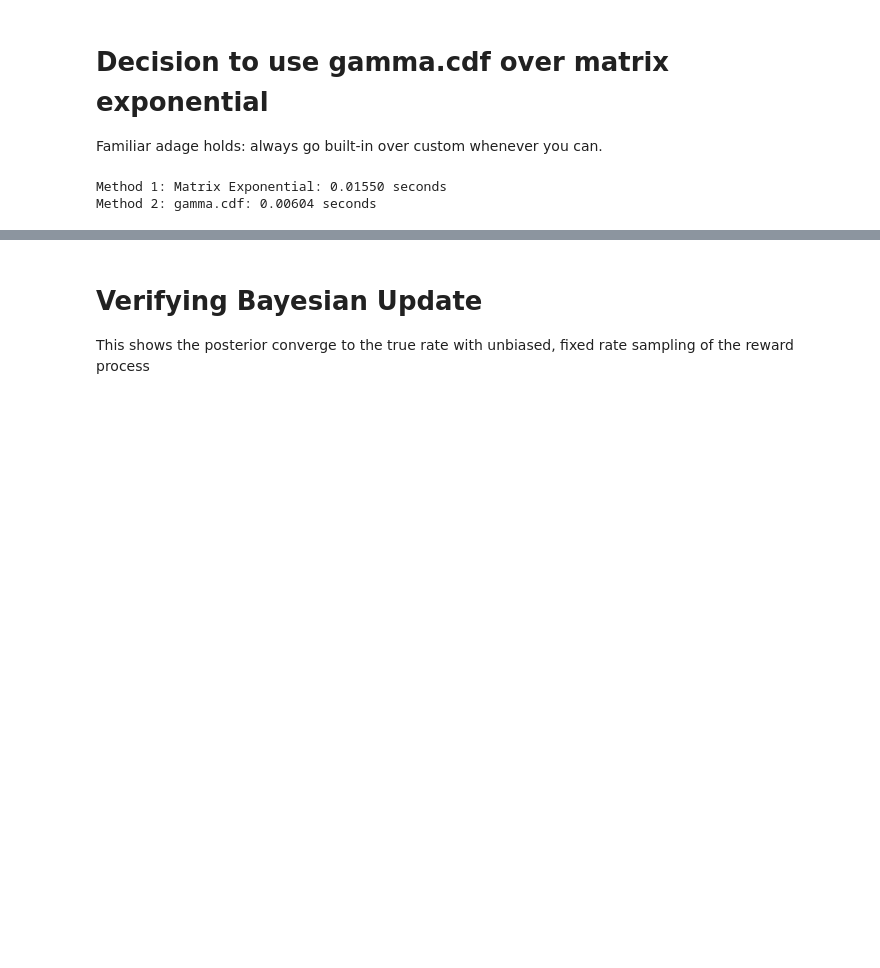
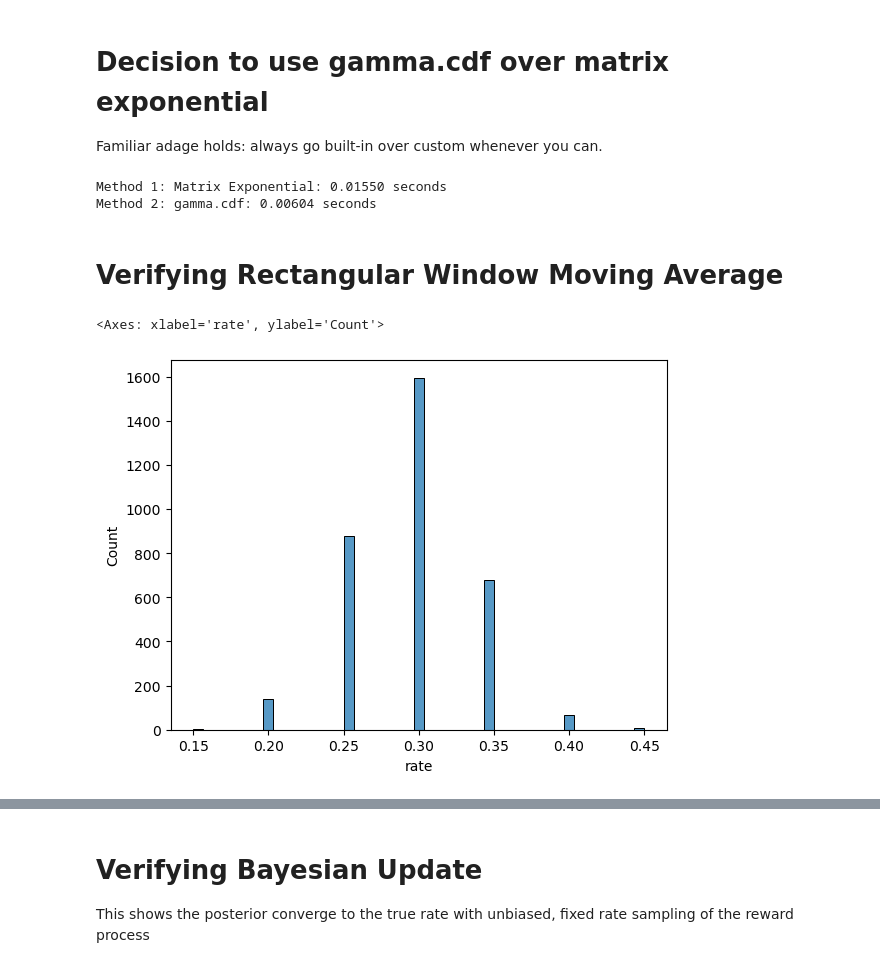
Before and after one commit to XaqLab/Foraging, a Jupyter notebook: notebooks/supplementary/Engineering.ipynb, the cells around one changed output, grey strips where cells are left out. Drawn from its saved outputs; the diff is of its cells as text; code cells hidden in the pictures; blank space fills up the shorter version.

Commit message:
still fussing with gaussian window

```diff
--- a/notebooks/supplementary/Engineering.ipynb
+++ b/notebooks/supplementary/Engineering.ipynb
@@ -347,3 +347,63 @@ assert abs(gamma.cdf(t, shape, scale=latent / shape) - method1()) < tol
 # %% [output]
 Method 1: Matrix Exponential: 0.01550 seconds
 Method 2: gamma.cdf: 0.00604 seconds
+# %% [markdown]
+# Verifying Rectangular Window Moving Average
+# %%
+import numpy as np
+import pandas as pd
+from foraging.utils.stats import moving_average
+
+# Set random seed for reproducibility
+np.random.seed(42)
+
+# Generate regularly-spaced spike times using Gamma process with fixed rate
+rate = 3  # spikes per unit time per latent (inverse of scale parameter)
+n_spikes = 1000
+
+# Generate inter-spike intervals from gamma distribution distribution
+# The mean is shape * scale = 10 * 1 / rate = 2
+isi = np.random.gamma(10, scale=1 / rate, size=n_spikes)
+spike_times = np.cumsum(isi)
+
+# Generate binary outcomes (0 or 1) for each spike
+# Let's say outcome 1 occurs with 60% probability
+binary_outcomes = np.random.choice([0, 1], size=len(spike_times), p=[0.0, 1.0])
+
+# Generate dummy variables
+subjects = np.random.choice(["subject_A"], size=len(spike_times))
+sessions = np.random.choice([1], size=len(spike_times))
+blocks = np.random.choice([1], size=len(spike_times))
+
+# Create DataFrame
+spike_df = (
+    pd.DataFrame(
+        {
+            "spike_time": spike_times,
+            "outcome": binary_outcomes,
+            "subject": subjects,
+            "session": sessions,
+            "block": blocks,
+        }
+    )
+    .set_index(["subject", "session", "block"])
+    .sort_values(["spike_time"])
+    .sort_index()
+)
+
+ma = moving_average(
+    spike_df,
+    x_col="spike_time",
+    y_col="outcome",
+    y_name="rate",
+    bin_func=lambda x: x.sum(),
+    bin_width=0.05,
+    rate=True,
+    rolling_kwargs={"window": 20, "step": 1},
+    agg_kwargs={},
+)
+
+sns.histplot(ma['rate'])
+# %% [output]
+<Axes: xlabel='rate', ylabel='Count'>
+[figure, added]
```
Also changed, not shown: parts of 3 cells of this notebook, 1 other file.
